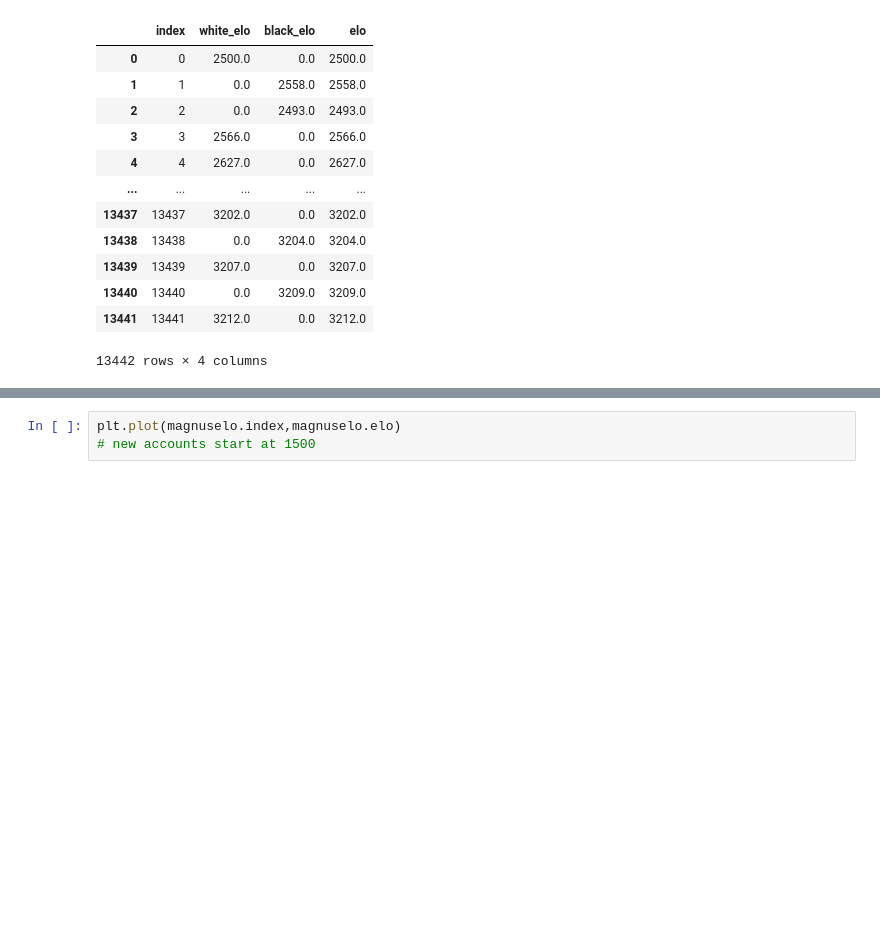
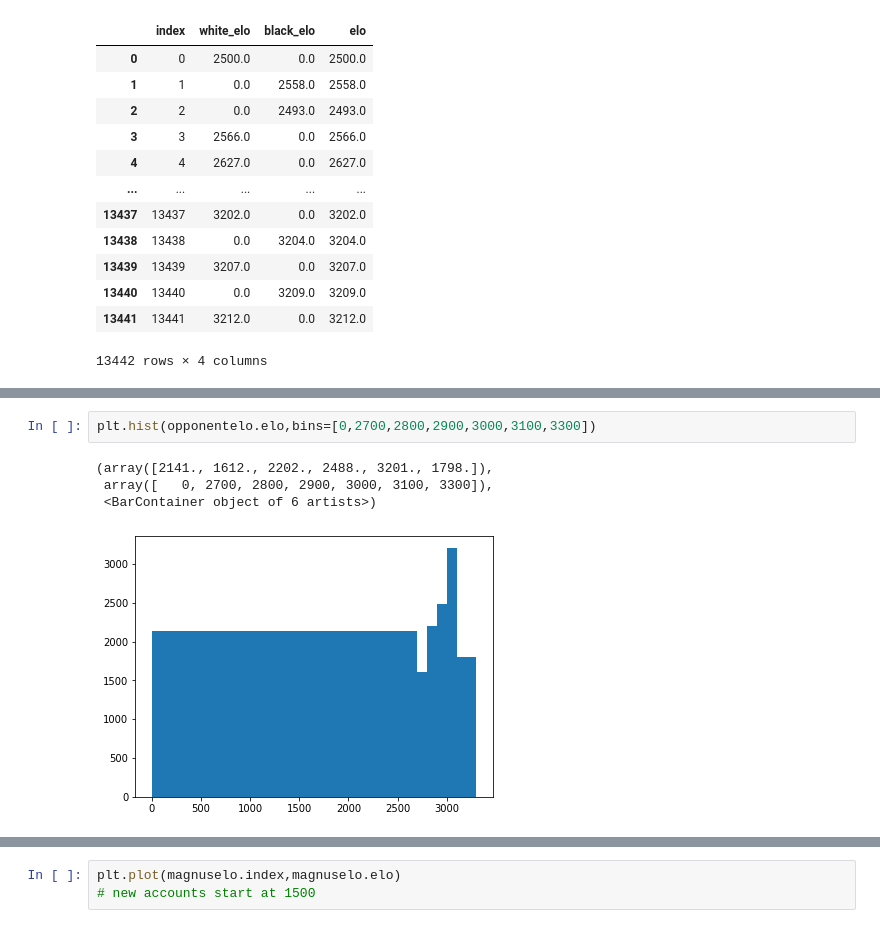
Before and after one commit to dealom/Magnus-Carlsen-Lichess-Games-Dataset-Analysis, a Jupyter notebook: Analysis.ipynb, the cells around one changed output, grey strips where cells are left out. Drawn from its saved outputs; the diff is of its cells as text; blank space fills up the shorter version.

```diff
--- a/Analysis.ipynb
+++ b/Analysis.ipynb
@@ -91,0 +145,7 @@ magnuselo
+# %%
+plt.hist(opponentelo.elo,bins=[0,2700,2800,2900,3000,3100,3300])
+# %% [output]
+(array([2141., 1612., 2202., 2488., 3201., 1798.]),
+ array([   0, 2700, 2800, 2900, 3000, 3100, 3300]),
+ <BarContainer object of 6 artists>)
+[figure, added]
```
Also changed, not shown: parts of 8 cells of this notebook.
